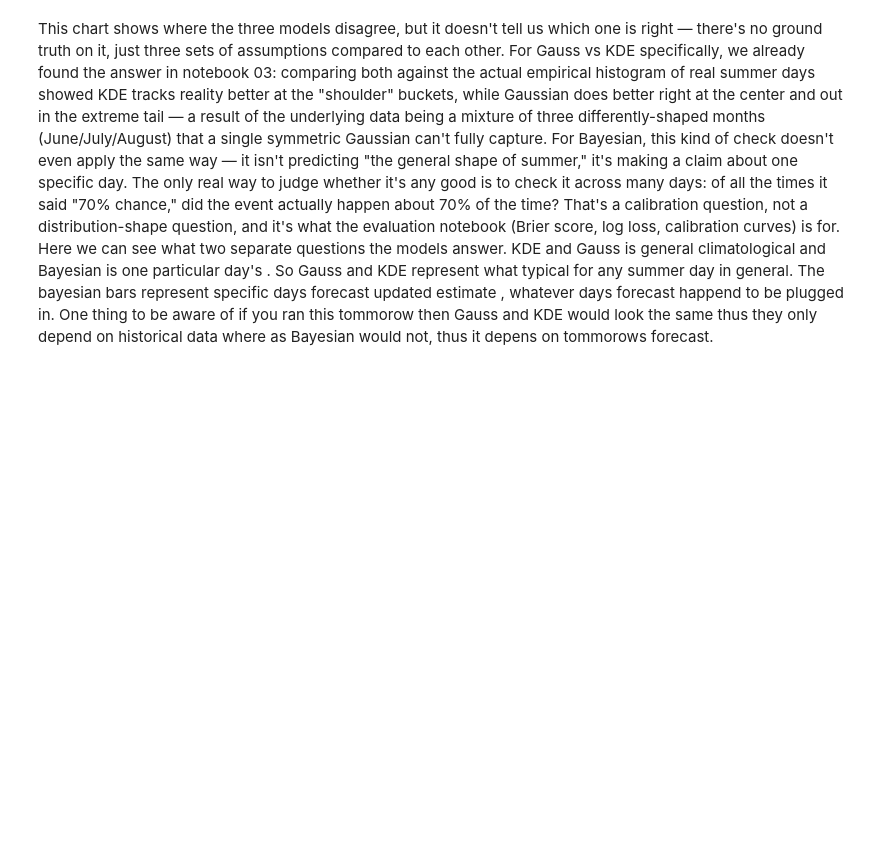
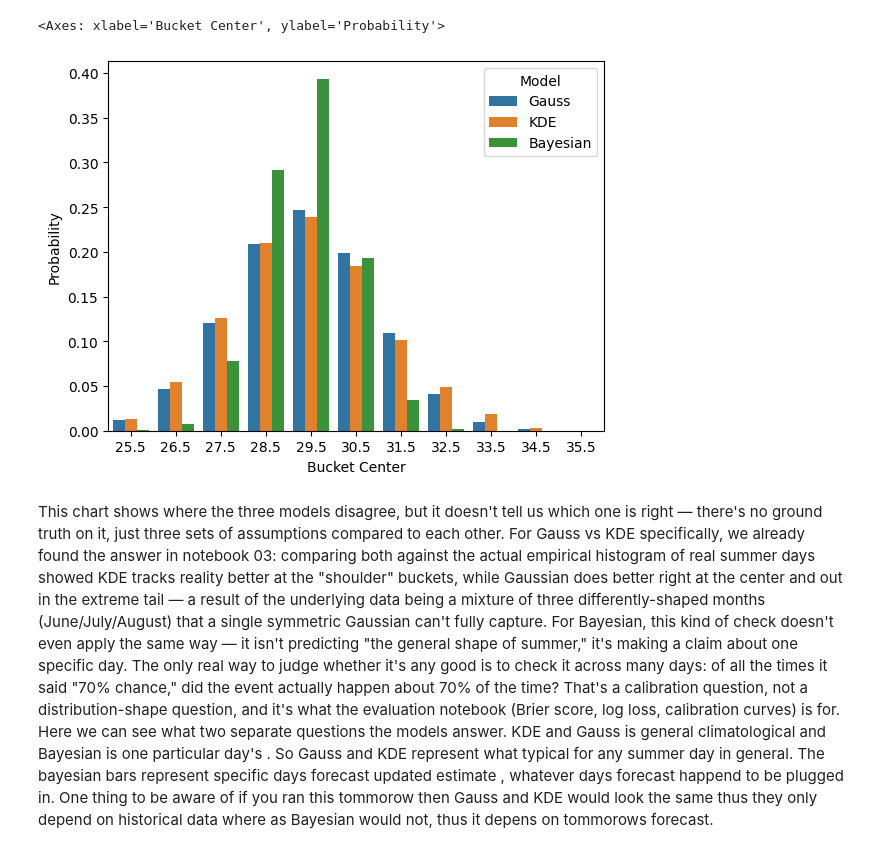
Before and after one commit to GabbeBytes19/Quant-Summer-Project, a Jupyter notebook: notebooks/05_Model_Comparison.ipynb, the cells around one changed output. Saved outputs shown, nothing was run; the diff lists cells and outputs as text; code cells hidden in the pictures; blank space fills up the shorter version.

```diff
--- a/notebooks/05_Model_Comparison.ipynb
+++ b/notebooks/05_Model_Comparison.ipynb
@@ -15,6 +15,7 @@ get_tommorows_wheather,
 pair_dataframes,compute_forecast_error,
 fetch_previous_forecast_data,
 get_daily_max,
+call_fetcher_functions,
 )
 
 from models.bayesian_model import (
@@ -39,43 +40,49 @@ HISTORICAL_END,
 DEFAULT_CITY,
 TOMMORROWS_DATE,
 FORECAST_START,
-FORECAST_END
+FORECAST_END,
+LOWER_BOUND,
+UPPER_BOUND,
+
 )
 
-fetcher.fetch_data = lambda *args, **kwargs: synthetic_actual_df()
-fetcher.fetch_previous_forecast_data = lambda *args, **kwargs: synthetic_previous_df()
-fetcher.get_tommorows_wheather = lambda *args, **kwargs: 30
-
+#fetcher.fetch_data = lambda *args, **kwargs: synthetic_actual_df()
+#fetcher.fetch_previous_forecast_data = lambda *args, **kwargs: synthetic_previous_df()
+#fetcher.get_tommorows_wheather = lambda *args, **kwargs: 30
+df_pair = call_fetcher_functions(FORECAST_START,FORECAST_END)
 
 df_raw = fetch_data(HISTORICAL_START,HISTORICAL_END)
 
 
 df_clean = clean_data(df_raw)
 
 
 df_event = add_event_column(df_clean)
 
 
 df_temp_summer = filter_summer(df_event)
 
 df_temp_list = df_temp_summer["temperature_2m_max"].to_list()
-
+day = df_pair["date"].to_list()[-1]
 data = []
-sigma_posterior, _, _, my_posterior, _, _ = bayesian_interference(df_temp_list)
+sigma_posterior, _, _, my_posterior, _, _ = bayesian_interference(df_temp_list,day,df_pair)
 for i in range(25,36):
     bucket_center = i +0.5
     P_baseline,_,_ = gaussian_probability(df_temp_list,i,i+1)
     P_KDE = kde_estimate(df_temp_list,i,i+1)
     #To not run out of API calls
     P_Bayesian_Inference = norm.cdf((i+1 - my_posterior)/sigma_posterior) - norm.cdf((i - my_posterior)/sigma_posterior)
     data.append( (bucket_center, "Gauss", P_baseline))
     data.append( (bucket_center, "KDE", P_KDE))
     data.append( (bucket_center, "Bayesian",P_Bayesian_Inference ))
 
 long_df = pl.DataFrame(data,schema = ['Bucket Center', 'Model', 'Probability'],orient = "row" )
 
 
 sns.barplot(data=long_df, x="Bucket Center", y="Probability", hue="Model")
+# %% [output]
+<Axes: xlabel='Bucket Center', ylabel='Probability'>
+[figure, added]
 # %% [markdown]
 This chart shows where the three models disagree, but it doesn't tell us which one is right — there's no ground truth on it, just three sets of assumptions compared to each other.
 For Gauss vs KDE specifically, we already found the answer in notebook 03: comparing both against the actual empirical histogram of real summer days showed KDE tracks reality better at the "shoulder" buckets, while Gaussian does better right at the center and out in the extreme tail — a result of the underlying data being a mixture of three differently-shaped months (June/July/August) that a single symmetric Gaussian can't fully capture.
```
Also changed, not shown: parts of 2 cells of this notebook, 5 other files.
